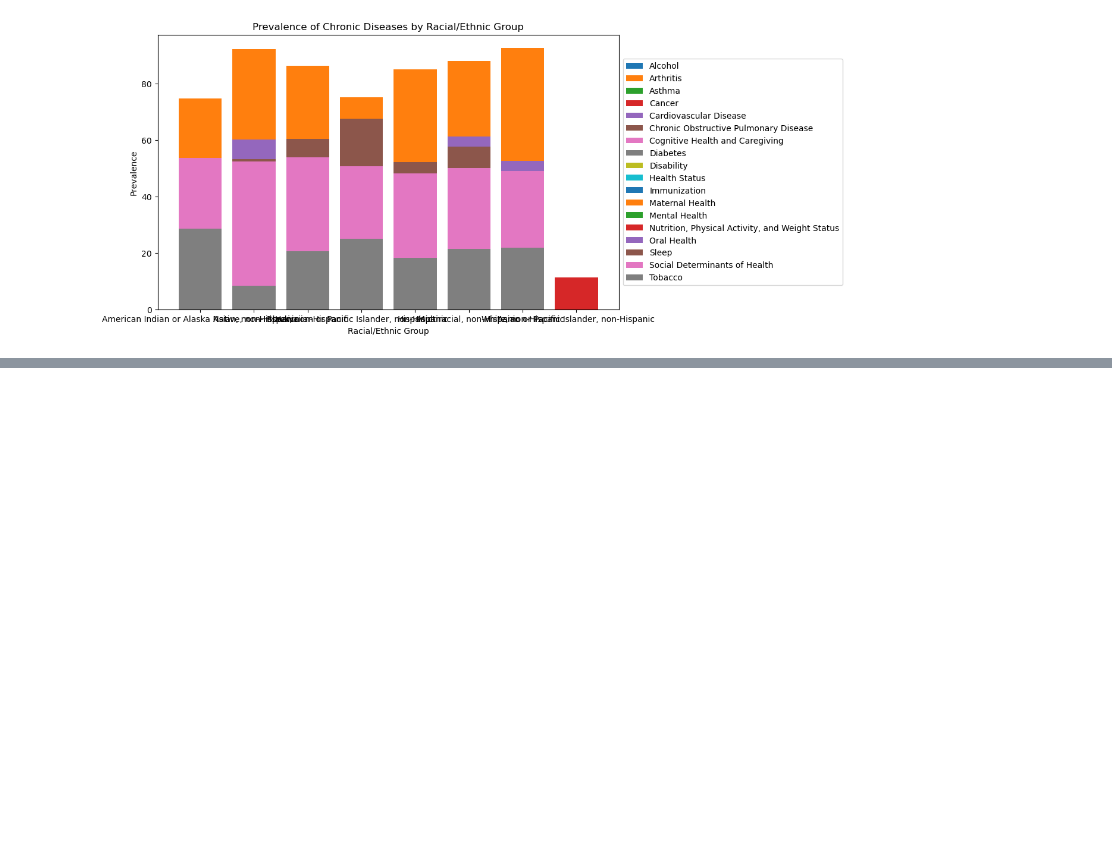
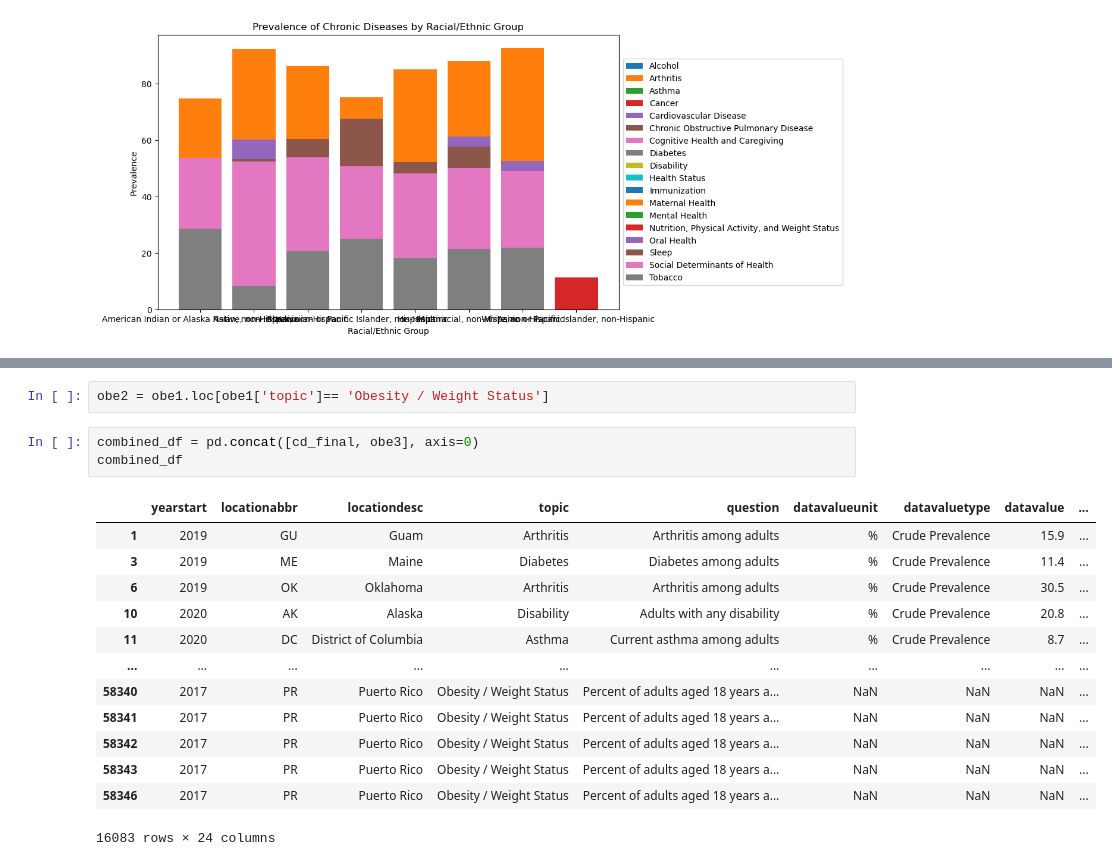
Before and after one commit to Khush0395/capstone_ptl, a Jupyter notebook: script/chronic_disease.ipynb, the cells around one changed output, grey strips where cells are left out. Saved outputs shown, nothing was run; the diff lists cells and outputs as text; blank space fills up the shorter version.

```diff
--- a/script/chronic_disease.ipynb
+++ b/script/chronic_disease.ipynb
@@ -680,0 +749,19 @@ plt.show();
+# %%
+obe2 = obe1.loc[obe1['topic']== 'Obesity / Weight Status']
+# %%
+combined_df = pd.concat([cd_final, obe3], axis=0)
+combined_df
+# %% [output]
+|  | yearstart | locationabbr | locationdesc | topic | question | datavalueunit | datavaluetype | datavalue | ... |
+| 1 | 2019 | GU | Guam | Arthritis | Arthritis among adults | % | Crude Prevalence | 15.9 | ... |
+| 3 | 2019 | ME | Maine | Diabetes | Diabetes among adults | % | Crude Prevalence | 11.4 | ... |
+| 6 | 2019 | OK | Oklahoma | Arthritis | Arthritis among adults | % | Crude Prevalence | 30.5 | ... |
+| 10 | 2020 | AK | Alaska | Disability | Adults with any disability | % | Crude Prevalence | 20.8 | ... |
+| 11 | 2020 | DC | District of Columbia | Asthma | Current asthma among adults | % | Crude Prevalence | 8.7 | ... |
+| ... | ... | ... | ... | ... | ... | ... | ... | ... | ... |
+| 58340 | 2017 | PR | Puerto Rico | Obesity / Weight Status | Percent of adults aged 18 years a... | NaN | NaN | NaN | ... |
+| 58341 | 2017 | PR | Puerto Rico | Obesity / Weight Status | Percent of adults aged 18 years a... | NaN | NaN | NaN | ... |
+| 58342 | 2017 | PR | Puerto Rico | Obesity / Weight Status | Percent of adults aged 18 years a... | NaN | NaN | NaN | ... |
+| 58343 | 2017 | PR | Puerto Rico | Obesity / Weight Status | Percent of adults aged 18 years a... | NaN | NaN | NaN | ... |
+| 58346 | 2017 | PR | Puerto Rico | Obesity / Weight Status | Percent of adults aged 18 years a... | NaN | NaN | NaN | ... |
+16083 rows × 24 columns
```
Also changed, not shown: parts of 22 cells of this notebook, 1 other file.
